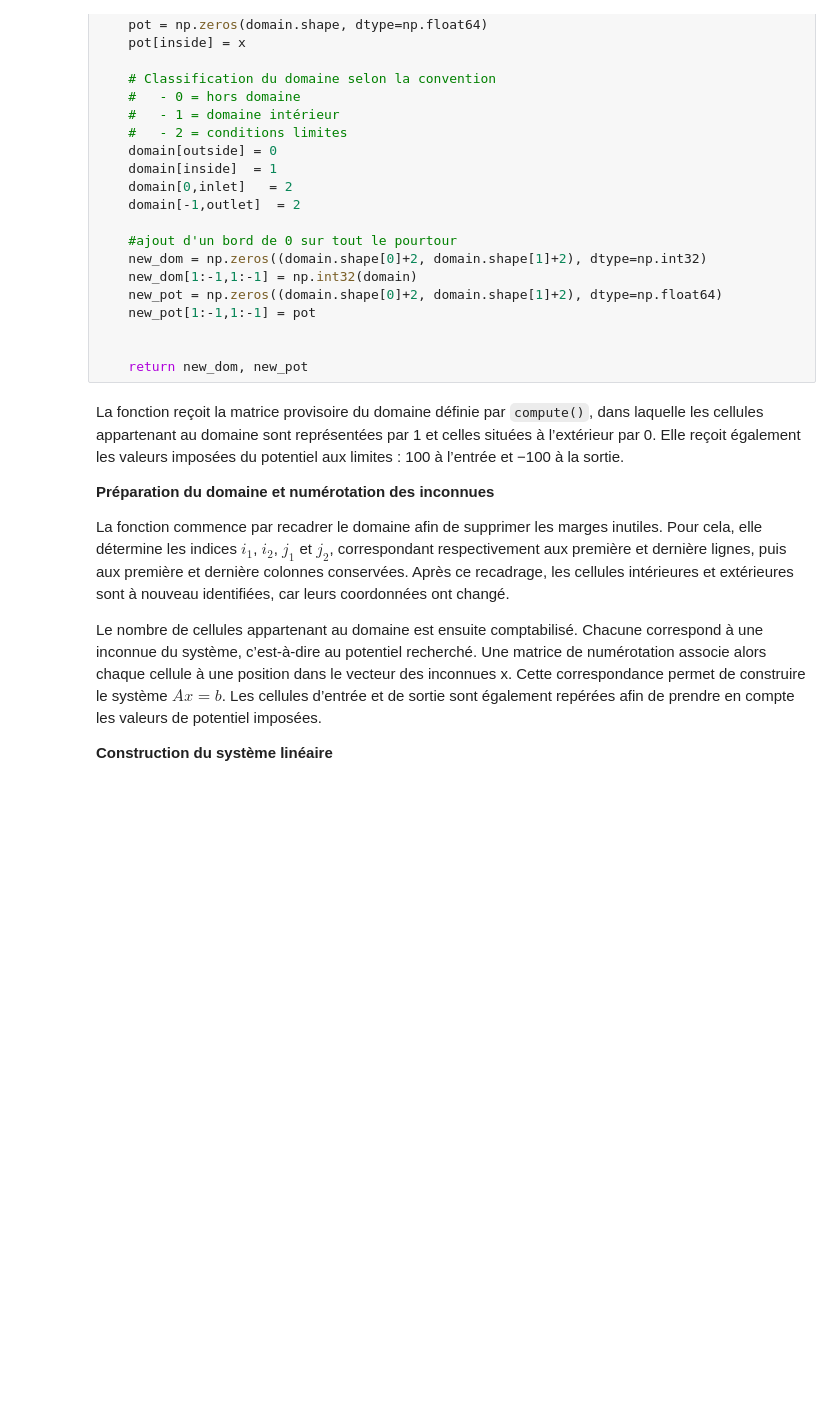
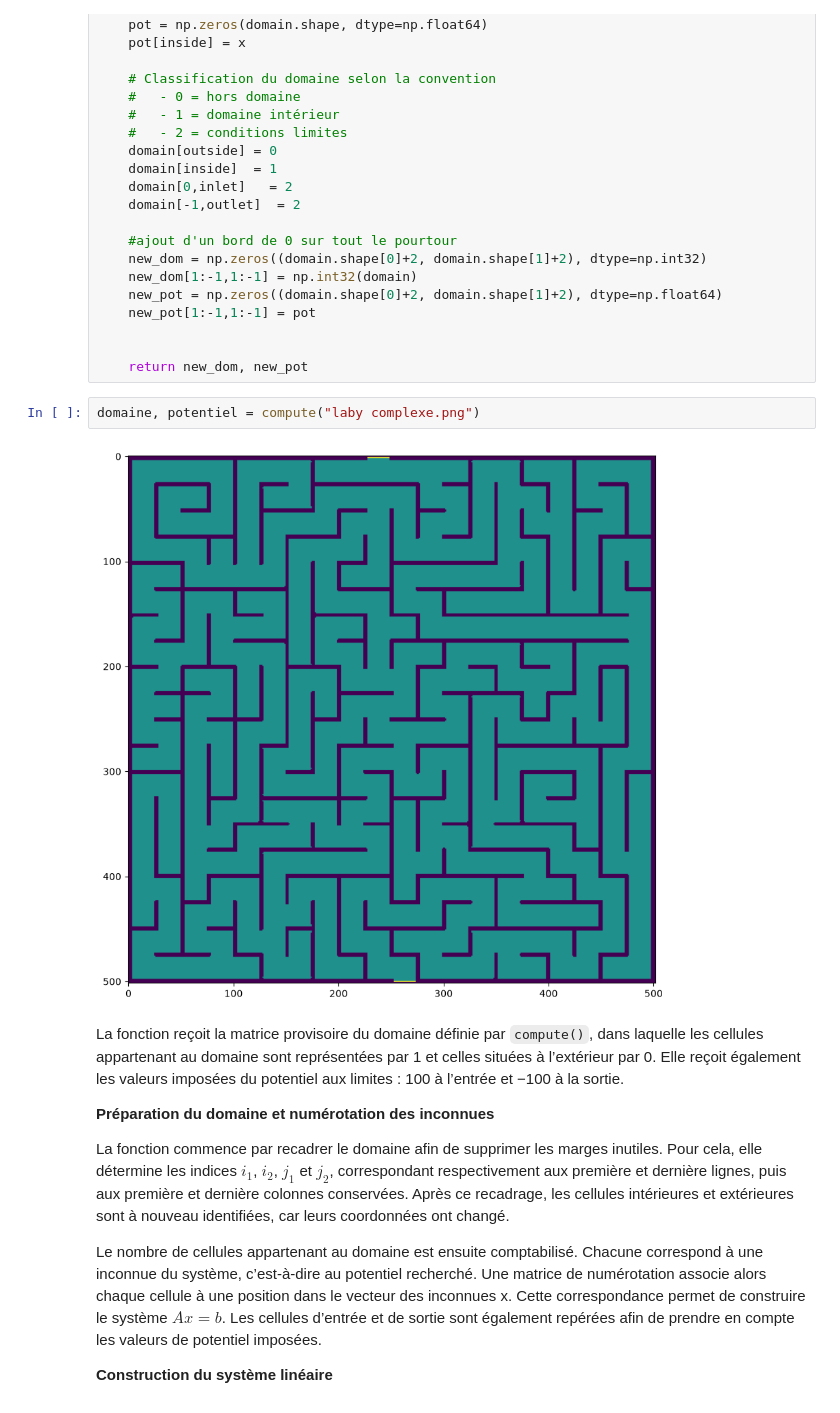
Before and after one commit to Lola-Cattini/projet-Volumes-Finis-, a Jupyter notebook: rapport.ipynb, the cells around one changed output. Cells and saved outputs as stored; diff of their text form; blank space fills up the shorter version.

```diff
--- a/rapport.ipynb
+++ b/rapport.ipynb
@@ -212,6 +232,10 @@ def laplace_pot(domain, outside_value = 0, inside_value = 1, pot_in = 1., pot_ou
 
 
     return new_dom, new_pot
+# %%
+domaine, potentiel = compute("laby complexe.png")
+# %% [output]
+[figure, added]
 # %% [markdown]
 
 La fonction reçoit la matrice provisoire du domaine définie par `compute()`, dans laquelle les cellules appartenant au domaine sont représentées par 1 et celles situées à l’extérieur par 0. Elle reçoit également les valeurs imposées du potentiel aux limites : 100 à l’entrée et −100 à la sortie.
```
Also changed, not shown: parts of 19 cells of this notebook, 7 other files.
